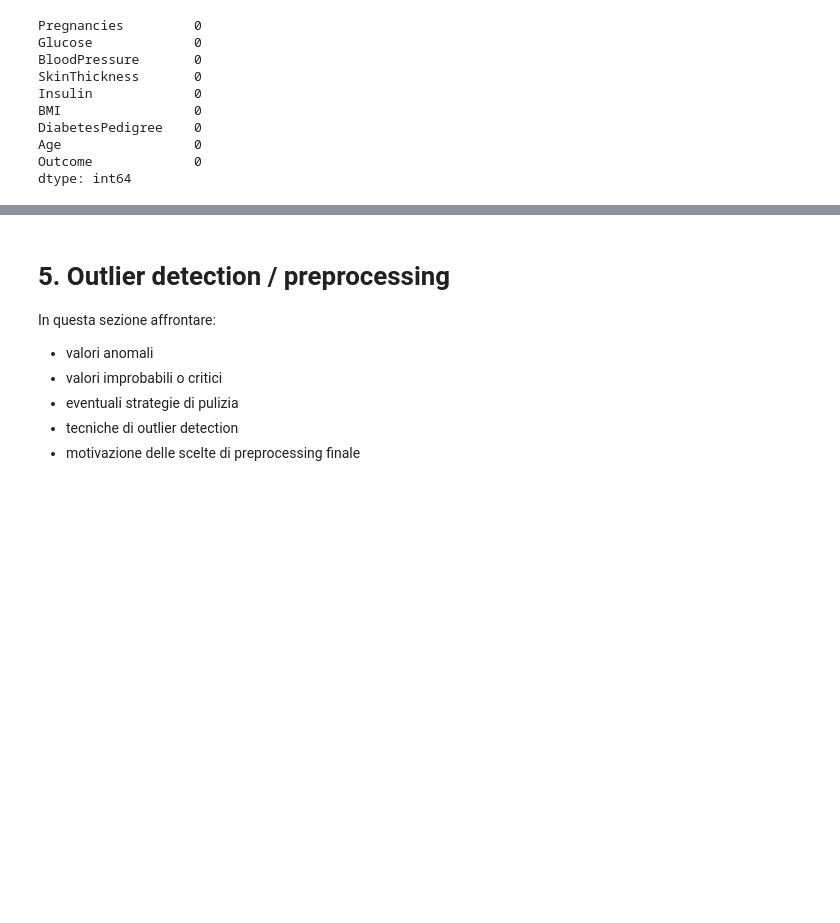
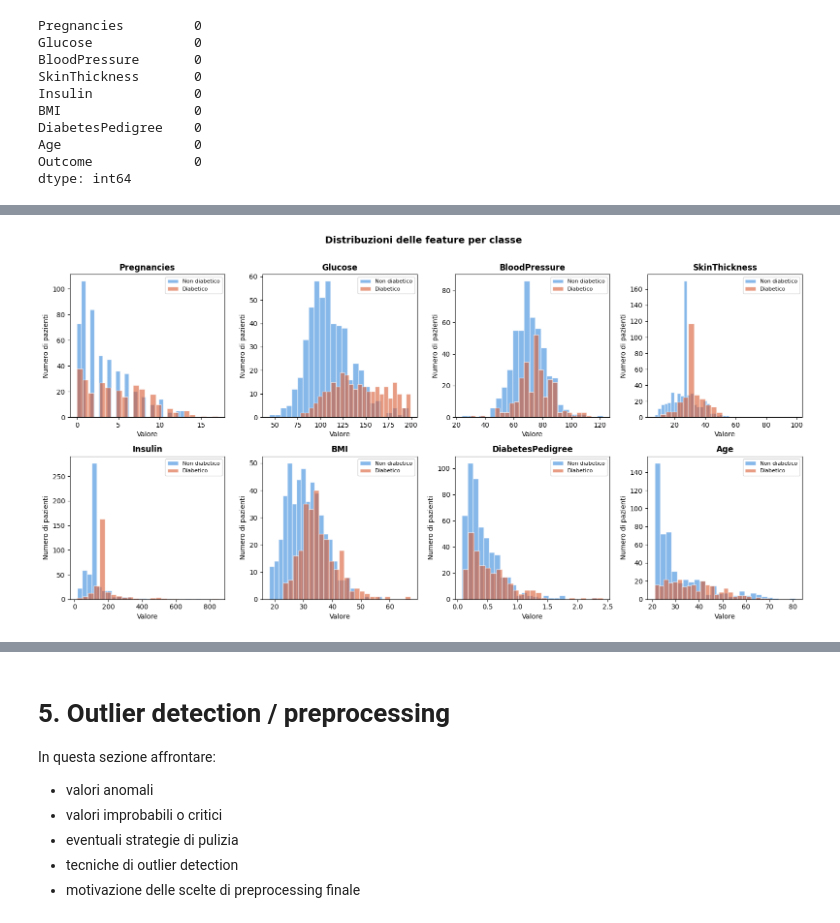
Before and after one commit to auroraloprino/LLM-Pima-Indians-Diabetes, a Jupyter notebook: notebook.ipynb, the cells around one changed output, grey strips where cells are left out. Drawn from its saved outputs; the diff is of its cells as text; code cells hidden in the pictures; blank space fills up the shorter version.

```diff
--- a/notebook.ipynb
+++ b/notebook.ipynb
@@ -199,0 +246,21 @@ In questa sezione sviluppare:
+# %%
+feature_cols = [c for c in df_clean.columns if c != 'Outcome']
+
+fig, axes = plt.subplots(2, 4, figsize=(16, 8))
+axes = axes.flatten()
+
+for i, col in enumerate(feature_cols):
+    for outcome, color, label in [(0, '#378ADD', 'Non diabetico'), (1, '#D85A30', 'Diabetico')]:
+        subset = df_clean[df_clean['Outcome'] == outcome][col]
+        axes[i].hist(subset, bins=25, alpha=0.6, color=color, label=label, edgecolor='white')
+    axes[i].set_title(col, fontweight='bold')
+    axes[i].set_xlabel('Valore')
+    axes[i].set_ylabel('Numero di pazienti')
+    axes[i].legend(fontsize=8)
+
+
+plt.suptitle('Distribuzioni delle feature per classe', fontsize=14, fontweight='bold', y=1.01)
+plt.tight_layout()
+plt.show()
+# %% [output]
+[figure, added]
```
Also changed, not shown: parts of 9 cells of this notebook.
